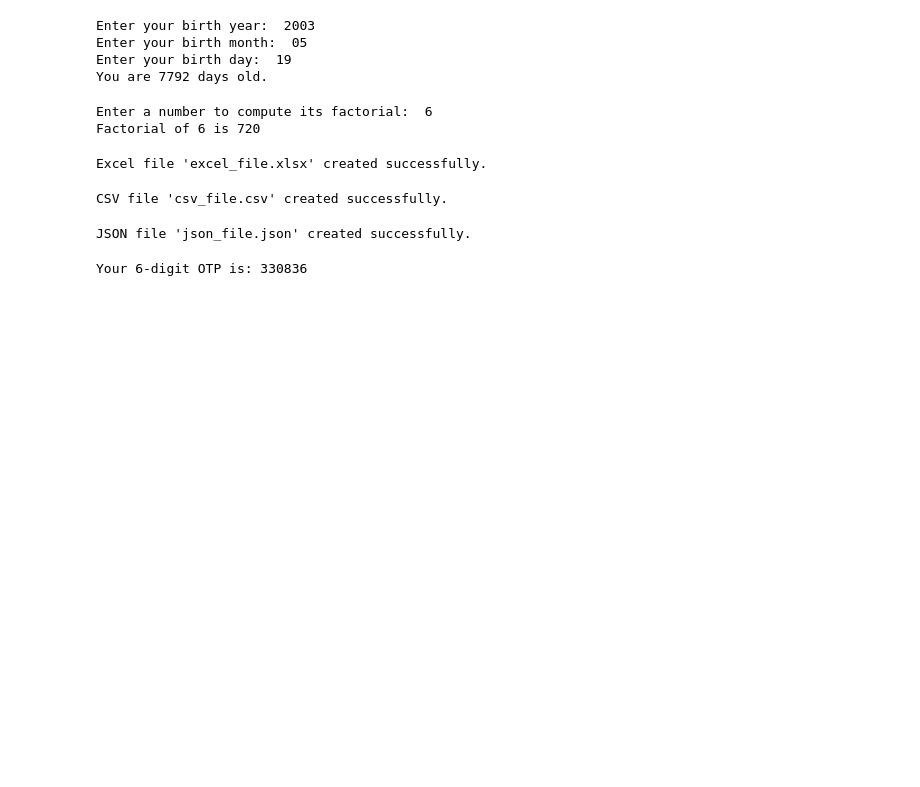
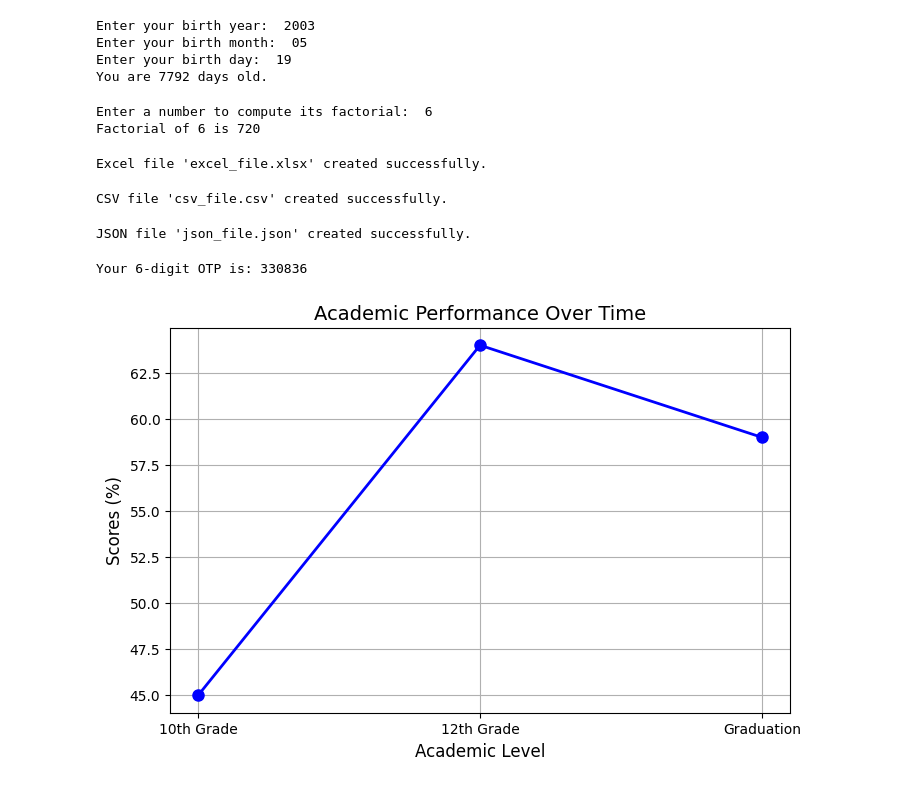
Before and after one commit to Rahulbansal19/pythonbootcamp, a Jupyter notebook: Task.ipynb, the cells around one changed output. Drawn from its saved outputs; the diff is of its cells as text; code cells hidden in the pictures; blank space fills up the shorter version.

```diff
--- a/Task.ipynb
+++ b/Task.ipynb
@@ -111,3 +111,26 @@ otp = generate_otp()
 print(f"Your 6-digit OTP is: {otp}")
 # %% [output]
 Your 6-digit OTP is: 330836
+# %%
+import matplotlib.pyplot as plt
+
+# Data for the academic scores
+grades = ['10th Grade', '12th Grade', 'Graduation']
+scores = [45, 64, 59]  # Replace these with actual scores
+
+# Create the plot
+plt.figure(figsize=(8, 5))
+plt.plot(grades, scores, marker='o', color='b', linestyle='-', linewidth=2, markersize=8)
+
+# Adding title and labels
+plt.title('Academic Performance Over Time', fontsize=14)
+plt.xlabel('Academic Level', fontsize=12)
+plt.ylabel('Scores (%)', fontsize=12)
+
+# Adding grid
+plt.grid(True)
+
+# Show the plot
+plt.show()
+# %% [output]
+[figure, added]
```
Also changed, not shown: 1 other file.
